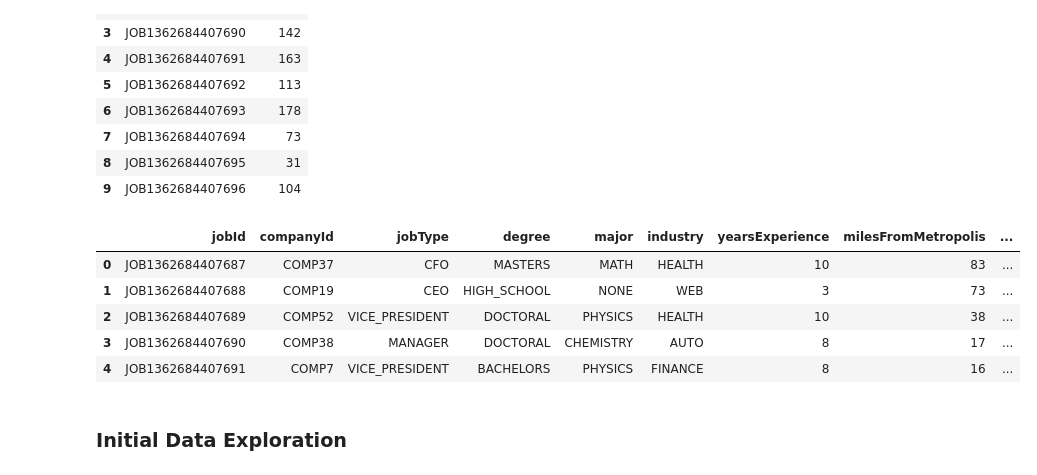
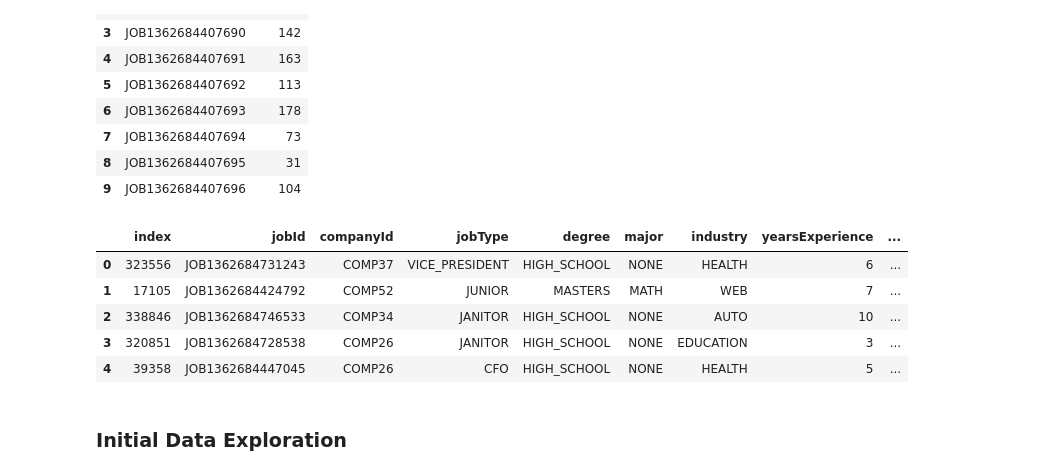
Before and after one commit to cdean4/salary-prediction-portfolio, a Jupyter notebook: SalaryProject.ipynb, the cells around one changed output. Drawn from its saved outputs; the diff is of its cells as text; code cells hidden in the pictures.

```diff
--- a/SalaryProject.ipynb
+++ b/SalaryProject.ipynb
@@ -120,16 +120,19 @@ data_train_sal.head(10)
 # %%
 # Merge training dataframes: train_features and train_salaries
 
 data_train = data_train_ft.merge(data_train_sal, left_on = 'jobId', right_on = 'jobId')
 
+# shuffle and re-index training data
+data_train = shuffle(data_train).reset_index()
+
 data_train.head(5)
 # %% [output]
-|  | jobId | companyId | jobType | degree | major | industry | yearsExperience | milesFromMetropolis | ... |
-| 0 | JOB1362684407687 | COMP37 | CFO | MASTERS | MATH | HEALTH | 10 | 83 | ... |
-| 1 | JOB1362684407688 | COMP19 | CEO | HIGH_SCHOOL | NONE | WEB | 3 | 73 | ... |
-| 2 | JOB1362684407689 | COMP52 | VICE_PRESIDENT | DOCTORAL | PHYSICS | HEALTH | 10 | 38 | ... |
-| 3 | JOB1362684407690 | COMP38 | MANAGER | DOCTORAL | CHEMISTRY | AUTO | 8 | 17 | ... |
-| 4 | JOB1362684407691 | COMP7 | VICE_PRESIDENT | BACHELORS | PHYSICS | FINANCE | 8 | 16 | ... |
+|  | index | jobId | companyId | jobType | degree | major | industry | yearsExperience | ... |
+| 0 | 323556 | JOB1362684731243 | COMP37 | VICE_PRESIDENT | HIGH_SCHOOL | NONE | HEALTH | 6 | ... |
+| 1 | 17105 | JOB1362684424792 | COMP52 | JUNIOR | MASTERS | MATH | WEB | 7 | ... |
+| 2 | 338846 | JOB1362684746533 | COMP34 | JANITOR | HIGH_SCHOOL | NONE | AUTO | 10 | ... |
+| 3 | 320851 | JOB1362684728538 | COMP26 | JANITOR | HIGH_SCHOOL | NONE | EDUCATION | 3 | ... |
+| 4 | 39358 | JOB1362684447045 | COMP26 | CFO | HIGH_SCHOOL | NONE | HEALTH | 5 | ... |
 # %% [markdown]
 ### Initial Data Exploration
 # %% [markdown]
```
Also changed, not shown: parts of 12 cells of this notebook.
